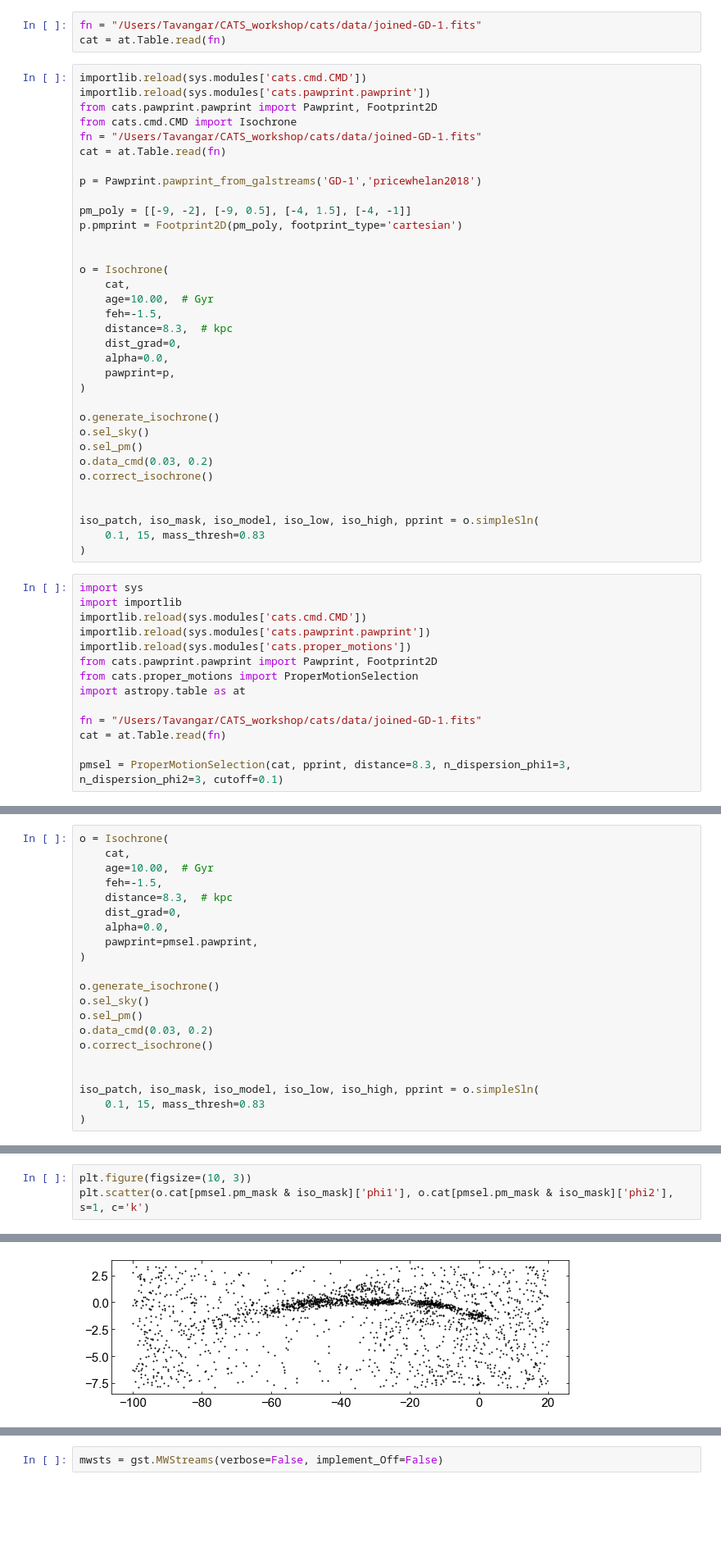
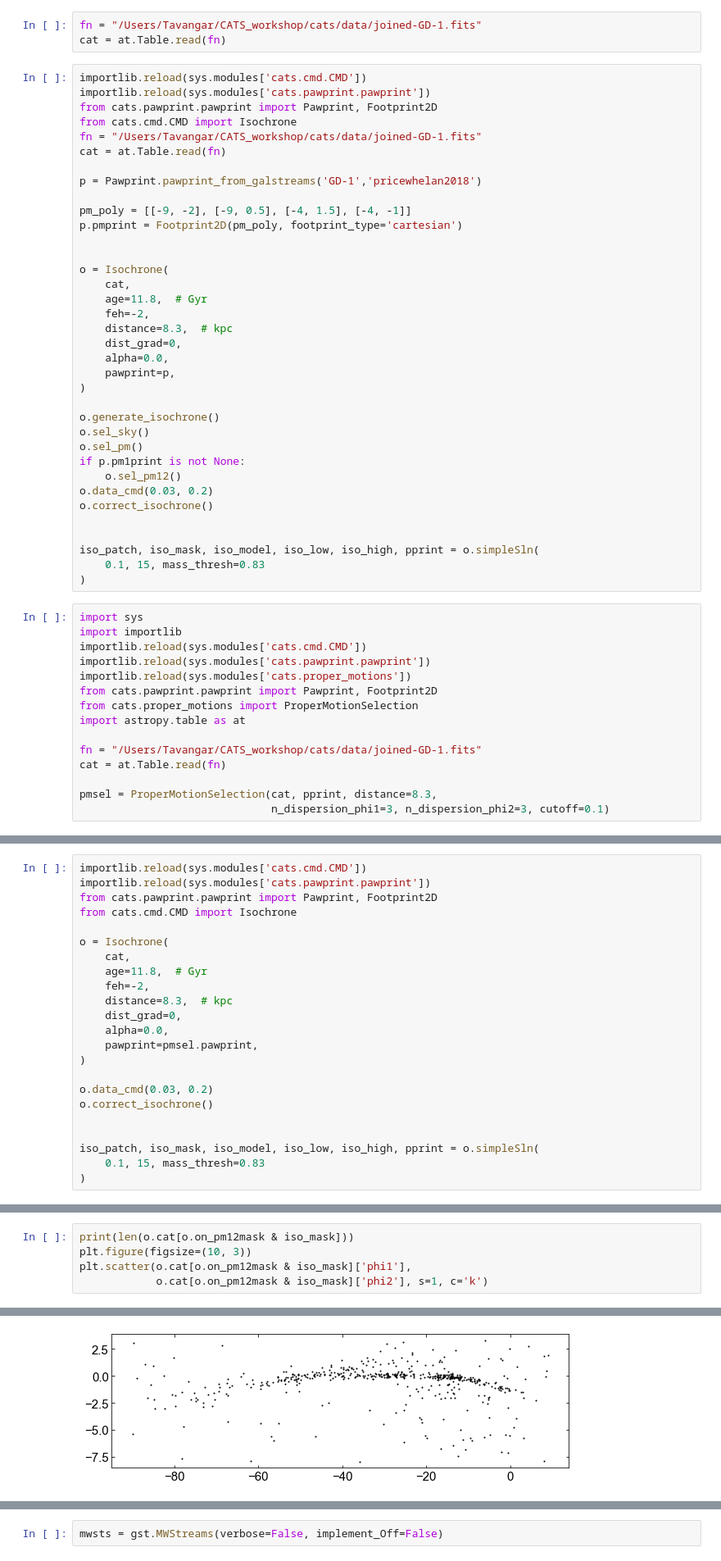
Before and after one commit to stellarstreams/cats, a Jupyter notebook: notebooks/pawprint_demo.ipynb, the cells around one changed output, grey strips where cells are left out. Shown at 82% size. Cells and saved outputs as stored; diff of their text form; blank space fills up the shorter version.

```diff
--- a/notebooks/pawprint_demo.ipynb
+++ b/notebooks/pawprint_demo.ipynb
@@ -95,8 +87,8 @@ p.pmprint = Footprint2D(pm_poly, footprint_type='cartesian')
 
 o = Isochrone(
     cat,
-    age=10.00,  # Gyr
-    feh=-1.5,
+    age=11.8,  # Gyr
+    feh=-2,
     distance=8.3,  # kpc
     dist_grad=0,
     alpha=0.0,
@@ -106,6 +98,8 @@ o = Isochrone(
 o.generate_isochrone()
 o.sel_sky()
 o.sel_pm()
+if p.pm1print is not None:
+    o.sel_pm12()
 o.data_cmd(0.03, 0.2)
 o.correct_isochrone()
 
@@ -126,5 +120,6 @@ import astropy.table as at
 fn = "/Users/Tavangar/CATS_workshop/cats/data/joined-GD-1.fits"
 cat = at.Table.read(fn)
 
-pmsel = ProperMotionSelection(cat, pprint, distance=8.3, n_dispersion_phi1=3, n_dispersion_phi2=3, cutoff=0.1)
+pmsel = ProperMotionSelection(cat, pprint, distance=8.3,
+                              n_dispersion_phi1=3, n_dispersion_phi2=3, cutoff=0.1)
 # %% [output]
@@ -198,19 +190,21 @@ pmsel.pawprint.track.track
      (-8.44599945, -1.36848967, 2.25213417e-10),
      (-8.44597898, -1.36617805, 2.25293414e-10)]>
 # %%
+importlib.reload(sys.modules['cats.cmd.CMD'])
+importlib.reload(sys.modules['cats.pawprint.pawprint'])
+from cats.pawprint.pawprint import Pawprint, Footprint2D
+from cats.cmd.CMD import Isochrone
+
 o = Isochrone(
     cat,
-    age=10.00,  # Gyr
-    feh=-1.5,
+    age=11.8,  # Gyr
+    feh=-2,
     distance=8.3,  # kpc
     dist_grad=0,
     alpha=0.0,
     pawprint=pmsel.pawprint,
 )
 
-o.generate_isochrone()
-o.sel_sky()
-o.sel_pm()
 o.data_cmd(0.03, 0.2)
 o.correct_isochrone()
 
@@ -221,4 +262,6 @@ iso_patch, iso_mask, iso_model, iso_low, iso_high, pprint = o.simpleSln(
 # %%
+print(len(o.cat[o.on_pm12mask & iso_mask]))
 plt.figure(figsize=(10, 3))
-plt.scatter(o.cat[pmsel.pm_mask & iso_mask]['phi1'], o.cat[pmsel.pm_mask & iso_mask]['phi2'], s=1, c='k')
+plt.scatter(o.cat[o.on_pm12mask & iso_mask]['phi1'],
+            o.cat[o.on_pm12mask & iso_mask]['phi2'], s=1, c='k')
 # %% [output]
@@ -226,4 +270,4 @@ plt.scatter(o.cat[pmsel.pm_mask & iso_mask]['phi1'], o.cat[pmsel.pm_mask & iso_m
-[figure, old version]
+[figure, new version]
 # %%
 fig = o.plot_CMD(tolerance=0.1)
 fig.savefig(
```
Also changed, not shown: parts of 16 cells of this notebook, 5 other files.
